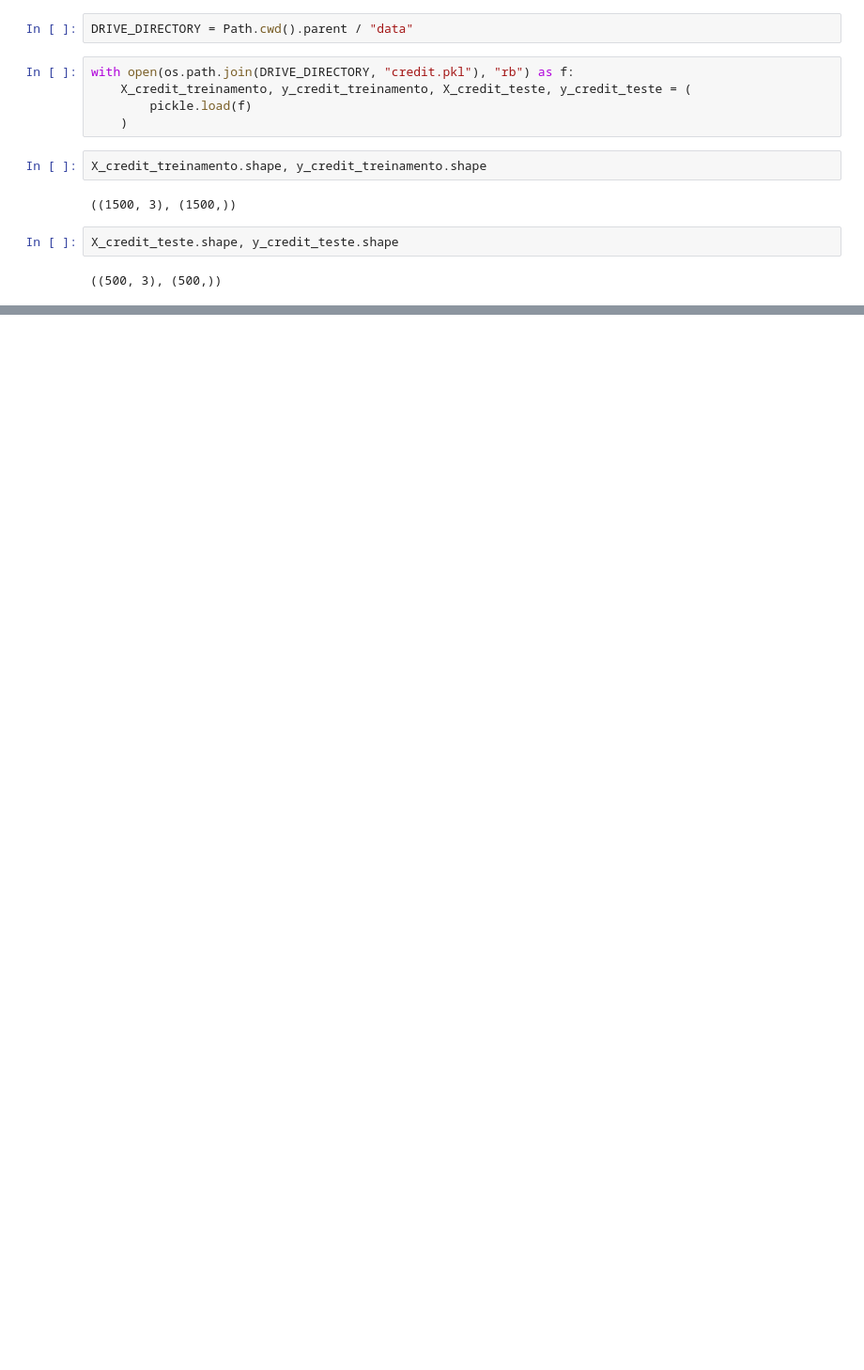
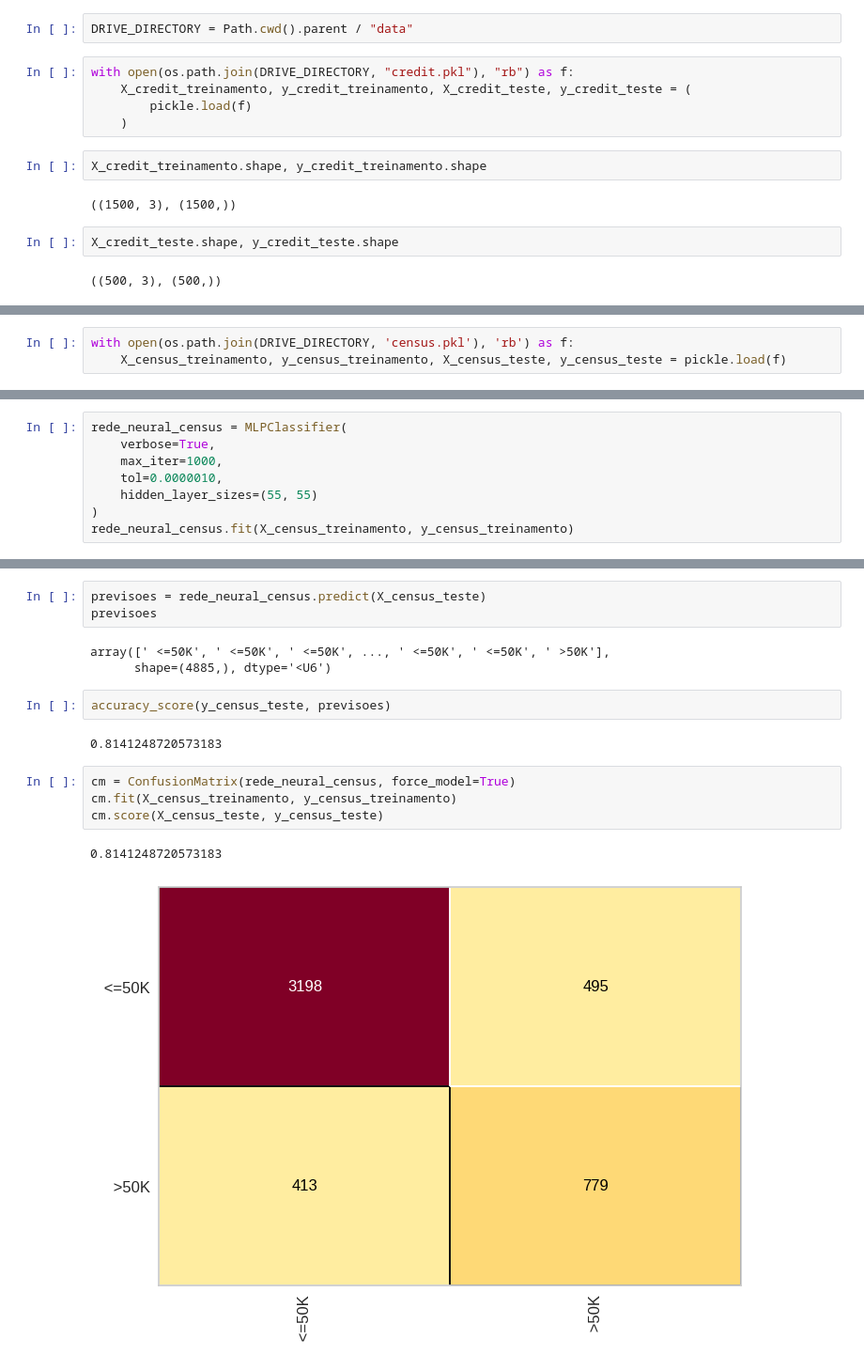
Before and after one commit to Joao-Inacio/Machine-Learning-e-Data-Science-com-Python, a Jupyter notebook: 0.8-redes-neurais-artificiais/rede_neural.ipynb, the cells around one changed output, grey strips where cells are left out. Shown at 94% size. Saved outputs shown, nothing was run; the diff lists cells and outputs as text; blank space fills up the shorter version.

Commit message:
implementado redes neurais na base do census

```diff
--- a/0.8-redes-neurais-artificiais/rede_neural.ipynb
+++ b/0.8-redes-neurais-artificiais/rede_neural.ipynb
@@ -97,0 +102,3 @@ cm.score(X_credit_teste, y_credit_teste)
+# %%
+with open(os.path.join(DRIVE_DIRECTORY, 'census.pkl'), 'rb') as f:
+    X_census_treinamento, y_census_treinamento, X_census_teste, y_census_teste = pickle.load(f)
@@ -97,0 +113,8 @@ cm.score(X_credit_teste, y_credit_teste)
+# %%
+rede_neural_census = MLPClassifier(
+    verbose=True,
+    max_iter=1000,
+    tol=0.0000010,
+    hidden_layer_sizes=(55, 55)
+)
+rede_neural_census.fit(X_census_treinamento, y_census_treinamento)
@@ -97,0 +141,17 @@ cm.score(X_credit_teste, y_credit_teste)
+# %%
+previsoes = rede_neural_census.predict(X_census_teste)
+previsoes
+# %% [output]
+array([' <=50K', ' <=50K', ' <=50K', ..., ' <=50K', ' <=50K', ' >50K'],
+      shape=(4885,), dtype='<U6')
+# %%
+accuracy_score(y_census_teste, previsoes)
+# %% [output]
+0.8141248720573183
+# %%
+cm = ConfusionMatrix(rede_neural_census, force_model=True)
+cm.fit(X_census_treinamento, y_census_treinamento)
+cm.score(X_census_teste, y_census_teste)
+# %% [output]
+0.8141248720573183
+[figure, added]
```
Also changed, not shown: parts of 11 cells of this notebook.
